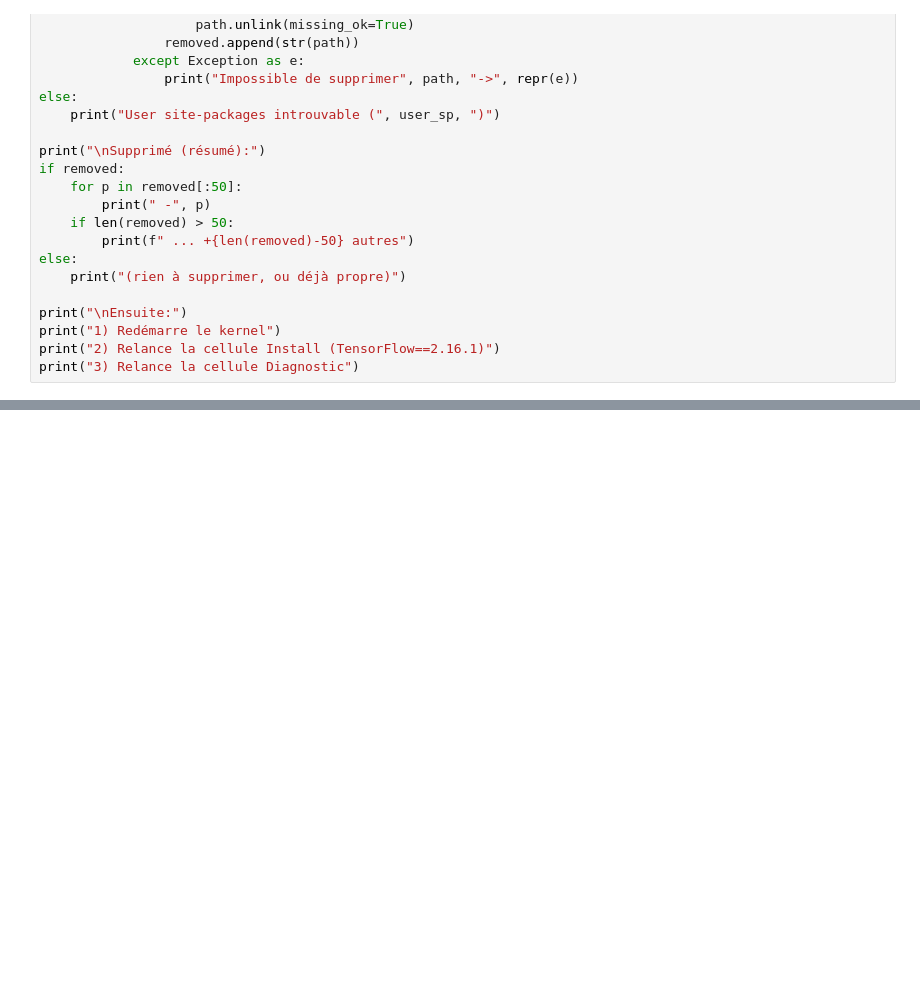
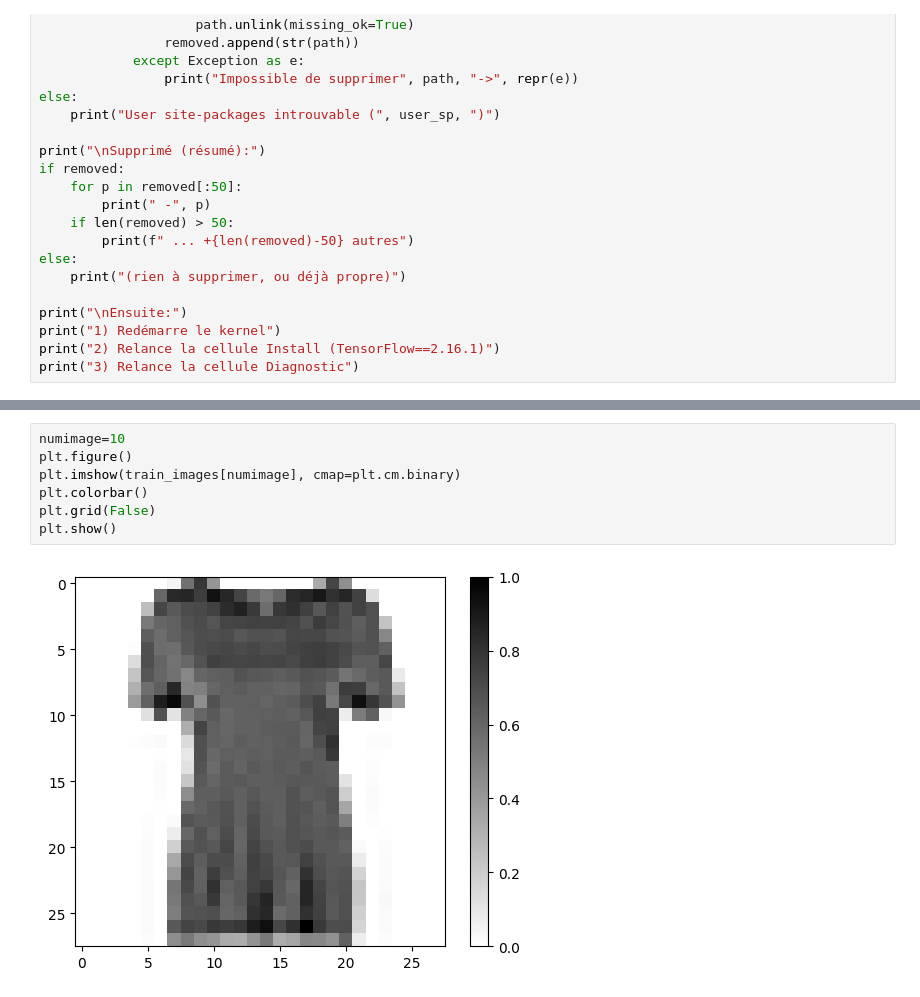
Before and after one commit to 3nd3rh3o/deeplearning-TER, a Jupyter notebook: TER/phaseI/C1-LV.ipynb, the cells around one changed output, grey strips where cells are left out. Cells and saved outputs as stored; diff of their text form; blank space fills up the shorter version.

```diff
--- a/TER/phaseI/C1-LV.ipynb
+++ b/TER/phaseI/C1-LV.ipynb
@@ -124,0 +313,9 @@ print("3) Relance la cellule Diagnostic")
+# %%
+numimage=10
+plt.figure()
+plt.imshow(train_images[numimage], cmap=plt.cm.binary)
+plt.colorbar()
+plt.grid(False)
+plt.show()
+# %% [output]
+[figure, added]
```
Also changed, not shown: parts of 19 cells of this notebook.
